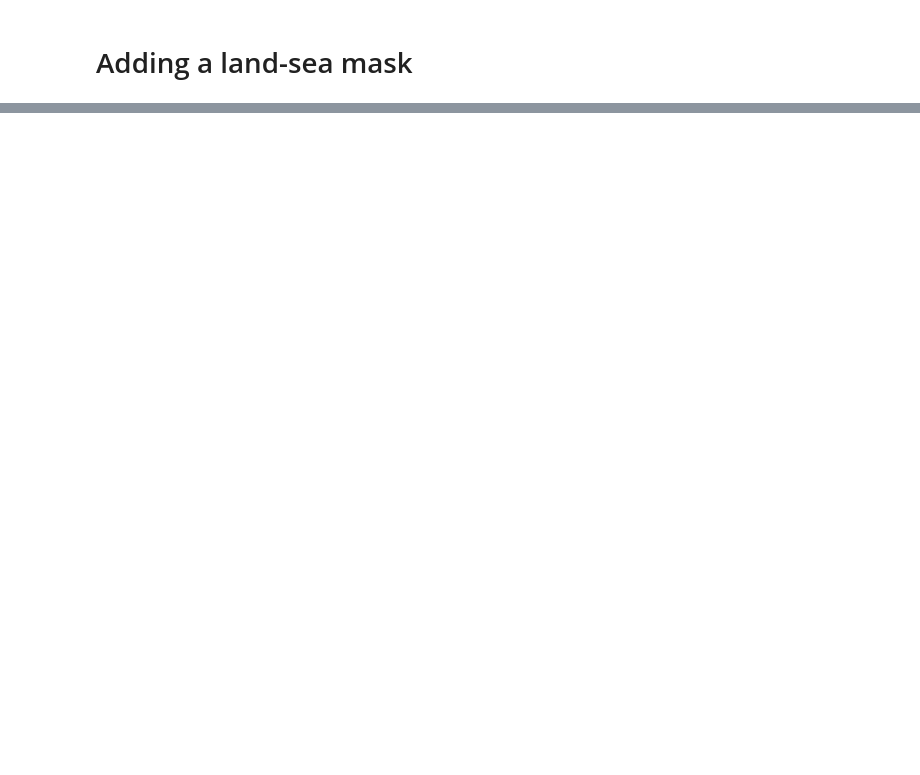
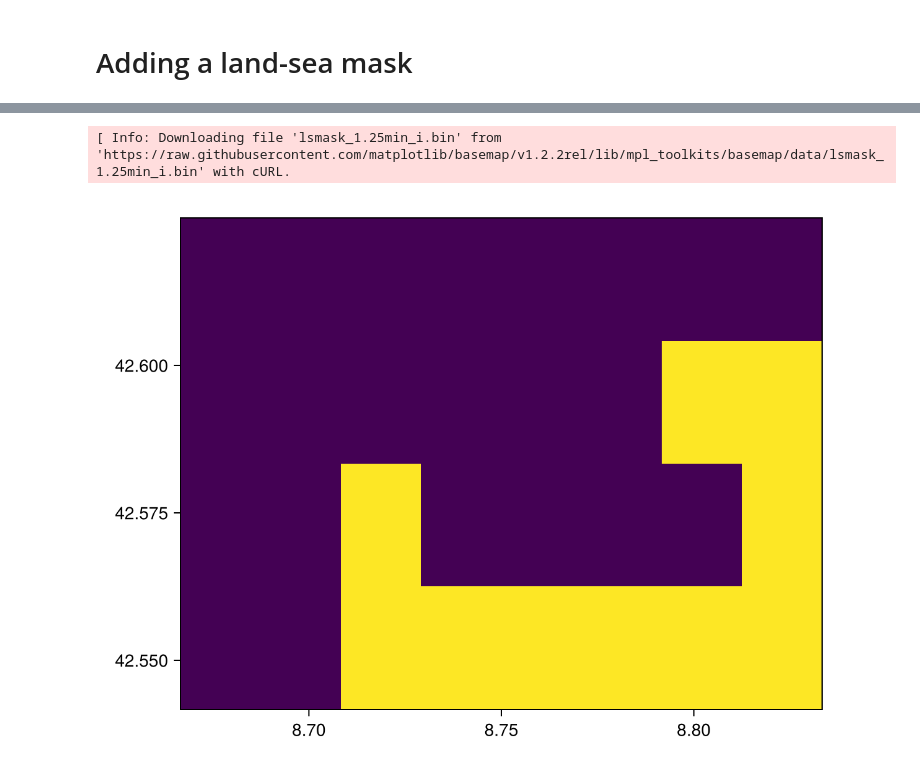
Before and after one commit to ctroupin/maps-with-makie, a Jupyter notebook: src/makie_landsea_mask.ipynb, the cells around one changed output, grey strips where cells are left out. Saved outputs shown, nothing was run; the diff lists cells and outputs as text; code cells hidden in the pictures; blank space fills up the shorter version.

```diff
--- a/src/makie_landsea_mask.ipynb
+++ b/src/makie_landsea_mask.ipynb
@@ -45,0 +74,7 @@ LoadError: Failed to find path for package Zstd_jll
+# %%
+lon, lat, data = GeoDatasets.landseamask(; resolution = 'i', grid = 1.25)
+lon_mask, lat_mask, mask = subset_mask(lon, lat, data, domain)
+plot_mask(lon_mask, lat_mask, mask)
+# %% [output]
+[ Info: Downloading file 'lsmask_1.25min_i.bin' from 'https://raw.githubusercontent.com/matplotlib/basemap/v1.2.2rel/lib/mpl_toolkits/basemap/data/lsmask_1.25min_i.bin' with cURL.
+[figure, added]
```
Also changed, not shown: parts of 14 cells of this notebook, 1 other file.
